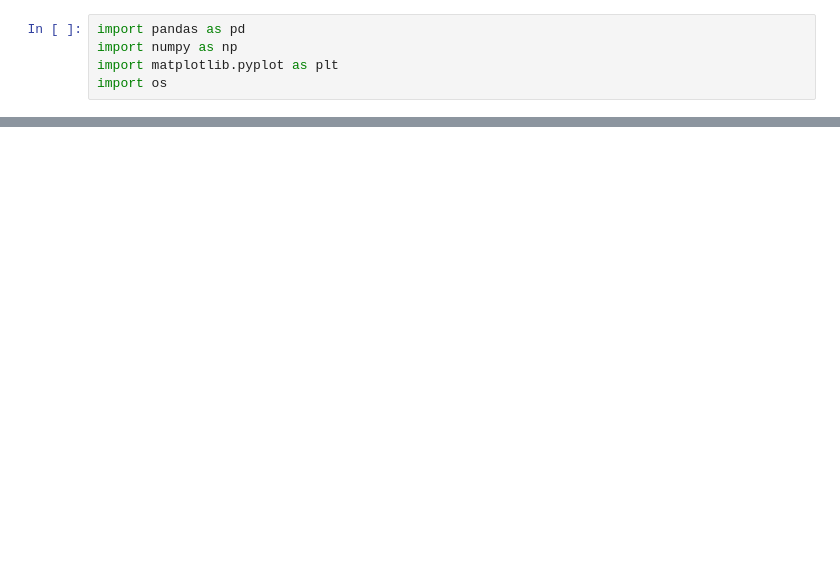
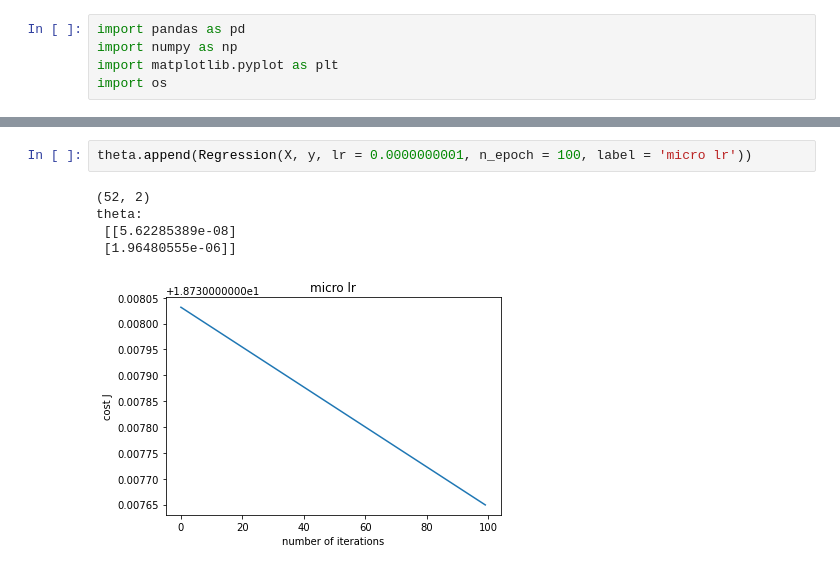
Before and after one commit to ElPlaguister/Study_ML, a Jupyter notebook: hand_BGD.ipynb, the cells around one changed output, grey strips where cells are left out. Cells and saved outputs as stored; diff of their text form; blank space fills up the shorter version.

```diff
--- a/hand_BGD.ipynb
+++ b/hand_BGD.ipynb
@@ -54,0 +92,8 @@ print(y_predict)
+# %%
+theta.append(Regression(X, y, lr = 0.0000000001, n_epoch = 100, label = 'micro lr'))
+# %% [output]
+(52, 2)
+theta:
+ [[5.62285389e-08]
+ [1.96480555e-06]]
+[figure, added]
```
Also changed, not shown: parts of 14 cells of this notebook, 2 other files.
